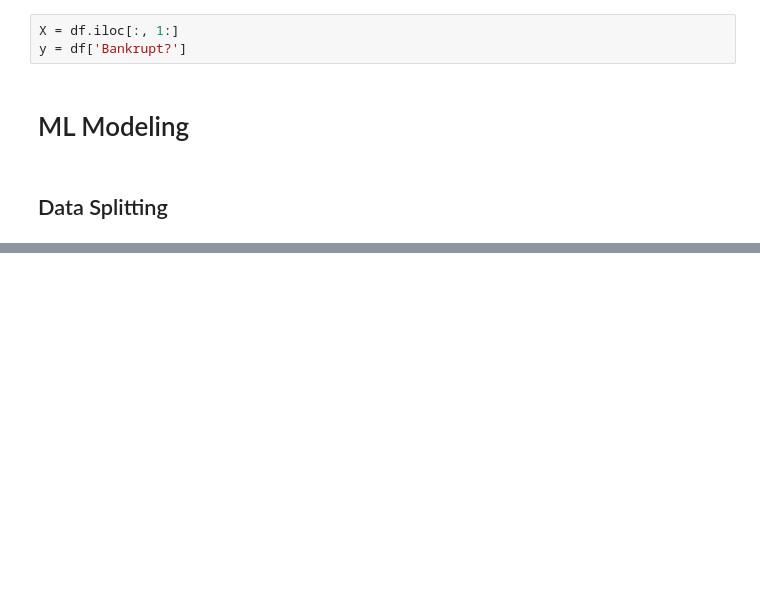
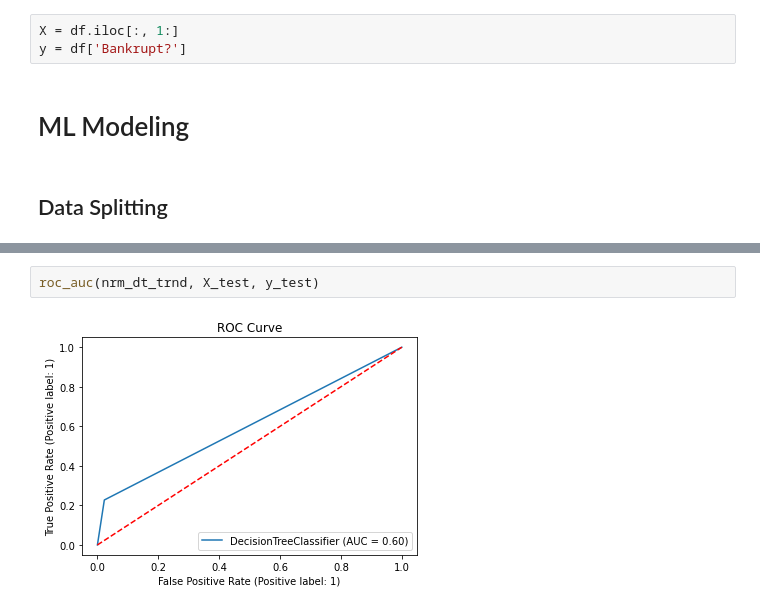
Before and after one commit to adilsmh/Company-Bankruptcy-Prediction, a Jupyter notebook: notebook/notebook_model.ipynb, the cells around one changed output, grey strips where cells are left out. Saved outputs shown, nothing was run; the diff lists cells and outputs as text; blank space fills up the shorter version.

```diff
--- a/notebook/notebook_model.ipynb
+++ b/notebook/notebook_model.ipynb
@@ -340,0 +273,4 @@ iteration_undersampling = Pipeline([
+# %%
+roc_auc(nrm_dt_trnd, X_test, y_test)
+# %% [output]
+[figure, added]
```
Also changed, not shown: parts of 119 cells of this notebook, 1 other file.
